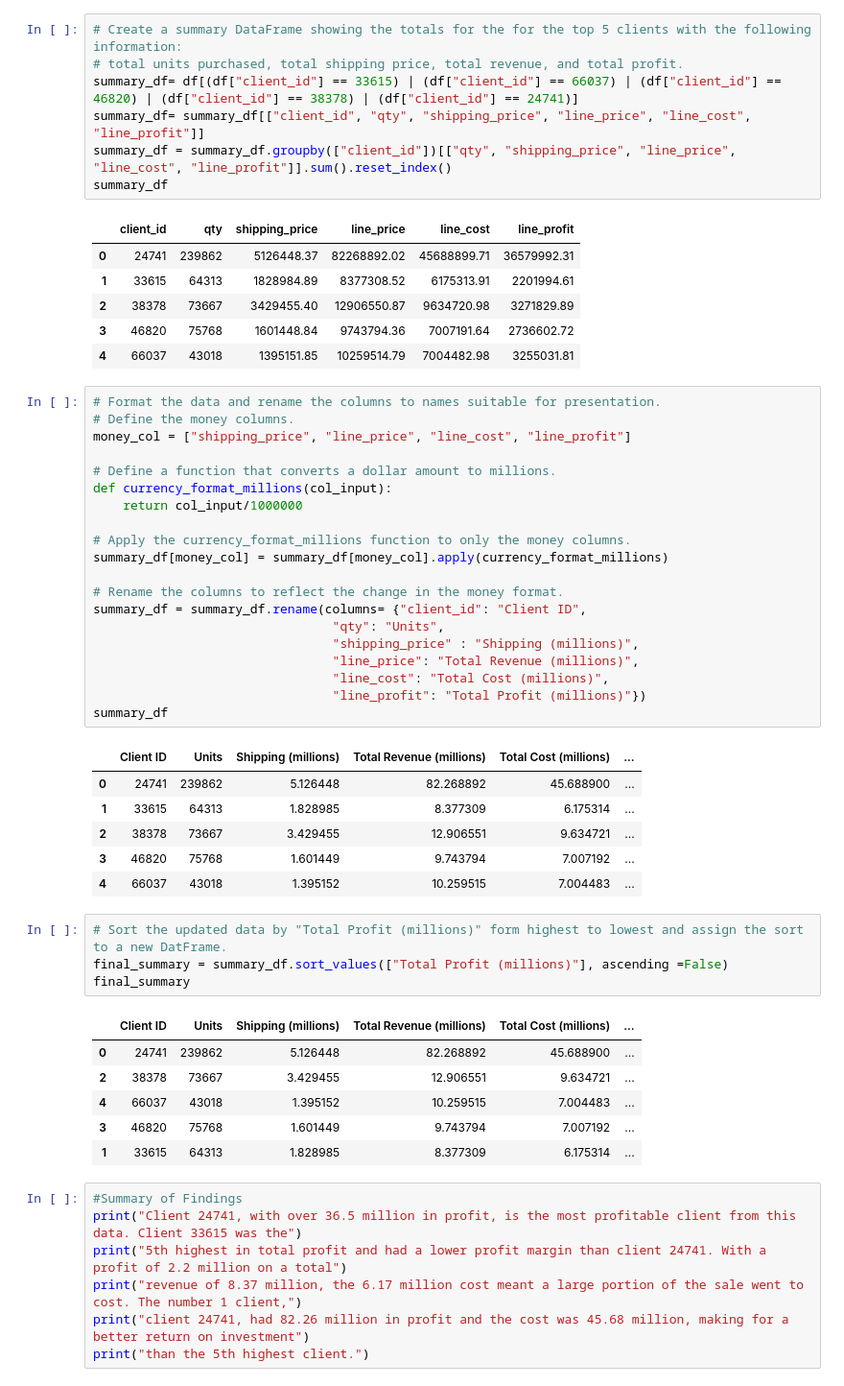
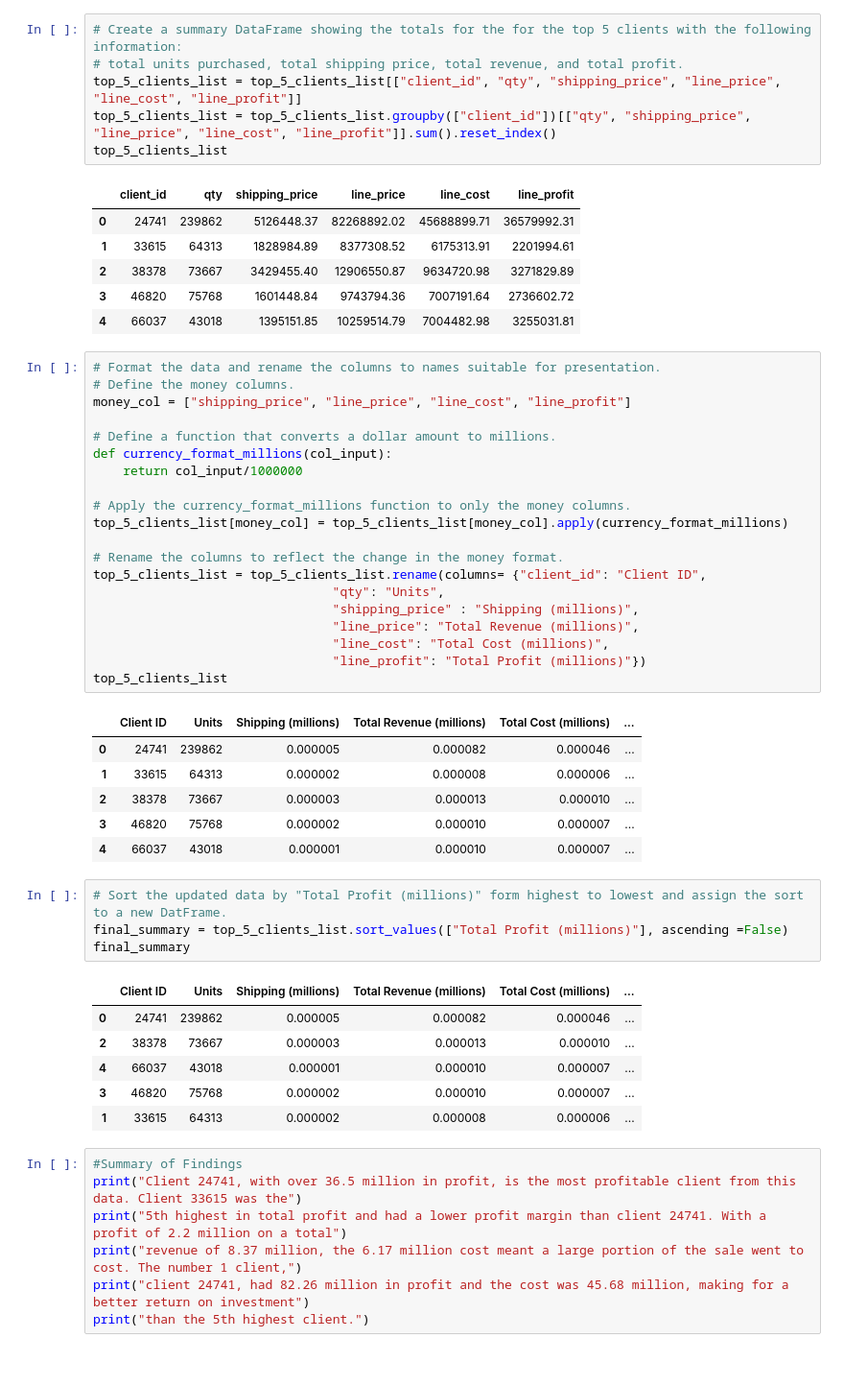
Before and after one commit to ShylaTatum/pandas-challenge-1, a Jupyter notebook: wholesale_data_analysis_starter_code.ipynb, the cells around one changed output. Shown at 96% size. Drawn from its saved outputs; the diff is of its cells as text.

```diff
--- a/wholesale_data_analysis_starter_code.ipynb
+++ b/wholesale_data_analysis_starter_code.ipynb
@@ -210,10 +210,9 @@ Name: line_price, dtype: float64
 # %%
 # Create a summary DataFrame showing the totals for the for the top 5 clients with the following information:
 # total units purchased, total shipping price, total revenue, and total profit.
-summary_df= df[(df["client_id"] == 33615) | (df["client_id"] == 66037) | (df["client_id"] == 46820) | (df["client_id"] == 38378) | (df["client_id"] == 24741)]
-summary_df= summary_df[["client_id", "qty", "shipping_price", "line_price", "line_cost", "line_profit"]]
-summary_df = summary_df.groupby(["client_id"])[["qty", "shipping_price", "line_price", "line_cost", "line_profit"]].sum().reset_index()
-summary_df
+top_5_clients_list = top_5_clients_list[["client_id", "qty", "shipping_price", "line_price", "line_cost", "line_profit"]]
+top_5_clients_list = top_5_clients_list.groupby(["client_id"])[["qty", "shipping_price", "line_price", "line_cost", "line_profit"]].sum().reset_index()
+top_5_clients_list
 # %% [output]
 |  | client_id | qty | shipping_price | line_price | line_cost | line_profit |
 | 0 | 24741 | 239862 | 5126448.37 | 82268892.02 | 45688899.71 | 36579992.31 |
@@ -224,41 +223,41 @@ summary_df
 # %%
 # Format the data and rename the columns to names suitable for presentation.
 # Define the money columns.
 money_col = ["shipping_price", "line_price", "line_cost", "line_profit"]
 
 # Define a function that converts a dollar amount to millions.
 def currency_format_millions(col_input):
     return col_input/1000000
 
 # Apply the currency_format_millions function to only the money columns.
-summary_df[money_col] = summary_df[money_col].apply(currency_format_millions)
+top_5_clients_list[money_col] = top_5_clients_list[money_col].apply(currency_format_millions)
 
 # Rename the columns to reflect the change in the money format.
-summary_df = summary_df.rename(columns= {"client_id": "Client ID",
+top_5_clients_list = top_5_clients_list.rename(columns= {"client_id": "Client ID",
                                 "qty": "Units",
                                 "shipping_price" : "Shipping (millions)",
                                 "line_price": "Total Revenue (millions)",
                                 "line_cost": "Total Cost (millions)",
                                 "line_profit": "Total Profit (millions)"})
-summary_df
+top_5_clients_list
 # %% [output]
 |  | Client ID | Units | Shipping (millions) | Total Revenue (millions) | Total Cost (millions) | ... |
-| 0 | 24741 | 239862 | 5.126448 | 82.268892 | 45.688900 | ... |
-| 1 | 33615 | 64313 | 1.828985 | 8.377309 | 6.175314 | ... |
-| 2 | 38378 | 73667 | 3.429455 | 12.906551 | 9.634721 | ... |
-| 3 | 46820 | 75768 | 1.601449 | 9.743794 | 7.007192 | ... |
-| 4 | 66037 | 43018 | 1.395152 | 10.259515 | 7.004483 | ... |
+| 0 | 24741 | 239862 | 0.000005 | 0.000082 | 0.000046 | ... |
+| 1 | 33615 | 64313 | 0.000002 | 0.000008 | 0.000006 | ... |
+| 2 | 38378 | 73667 | 0.000003 | 0.000013 | 0.000010 | ... |
+| 3 | 46820 | 75768 | 0.000002 | 0.000010 | 0.000007 | ... |
+| 4 | 66037 | 43018 | 0.000001 | 0.000010 | 0.000007 | ... |
 # %%
 # Sort the updated data by "Total Profit (millions)" form highest to lowest and assign the sort to a new DatFrame.
-final_summary = summary_df.sort_values(["Total Profit (millions)"], ascending =False)
+final_summary = top_5_clients_list.sort_values(["Total Profit (millions)"], ascending =False)
 final_summary
 # %% [output]
 |  | Client ID | Units | Shipping (millions) | Total Revenue (millions) | Total Cost (millions) | ... |
-| 0 | 24741 | 239862 | 5.126448 | 82.268892 | 45.688900 | ... |
-| 2 | 38378 | 73667 | 3.429455 | 12.906551 | 9.634721 | ... |
-| 4 | 66037 | 43018 | 1.395152 | 10.259515 | 7.004483 | ... |
-| 3 | 46820 | 75768 | 1.601449 | 9.743794 | 7.007192 | ... |
-| 1 | 33615 | 64313 | 1.828985 | 8.377309 | 6.175314 | ... |
+| 0 | 24741 | 239862 | 0.000005 | 0.000082 | 0.000046 | ... |
+| 2 | 38378 | 73667 | 0.000003 | 0.000013 | 0.000010 | ... |
+| 4 | 66037 | 43018 | 0.000001 | 0.000010 | 0.000007 | ... |
+| 3 | 46820 | 75768 | 0.000002 | 0.000010 | 0.000007 | ... |
+| 1 | 33615 | 64313 | 0.000002 | 0.000008 | 0.000006 | ... |
 # %%
 #Summary of Findings
 print("Client 24741, with over 36.5 million in profit, is the most profitable client from this data. Client 33615 was the")
```
